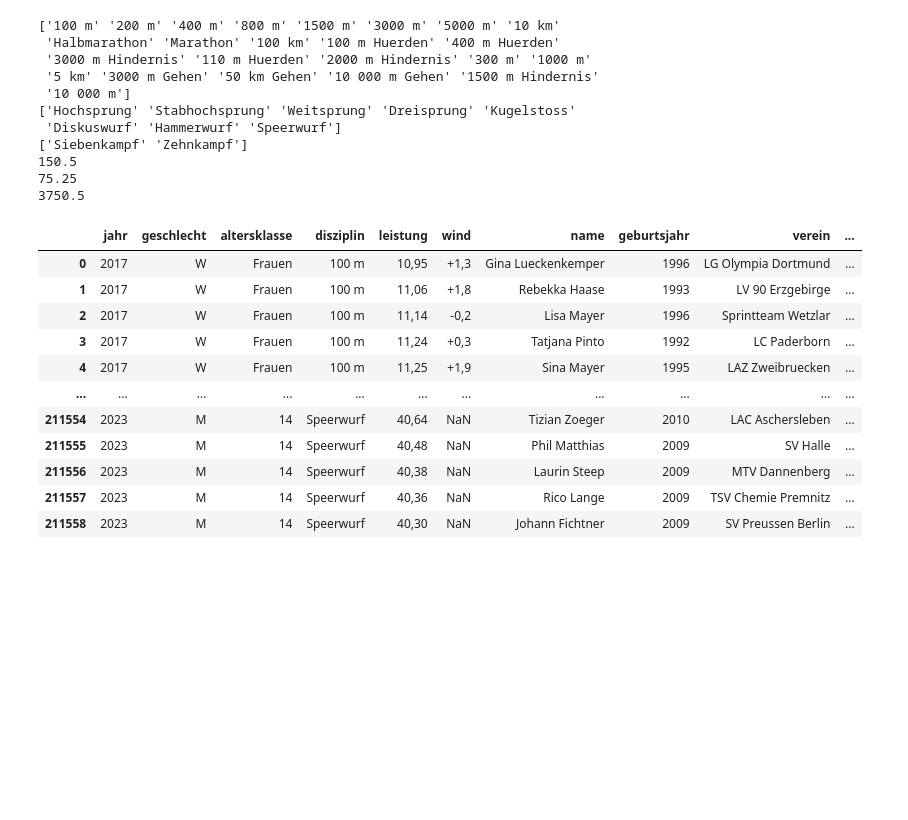
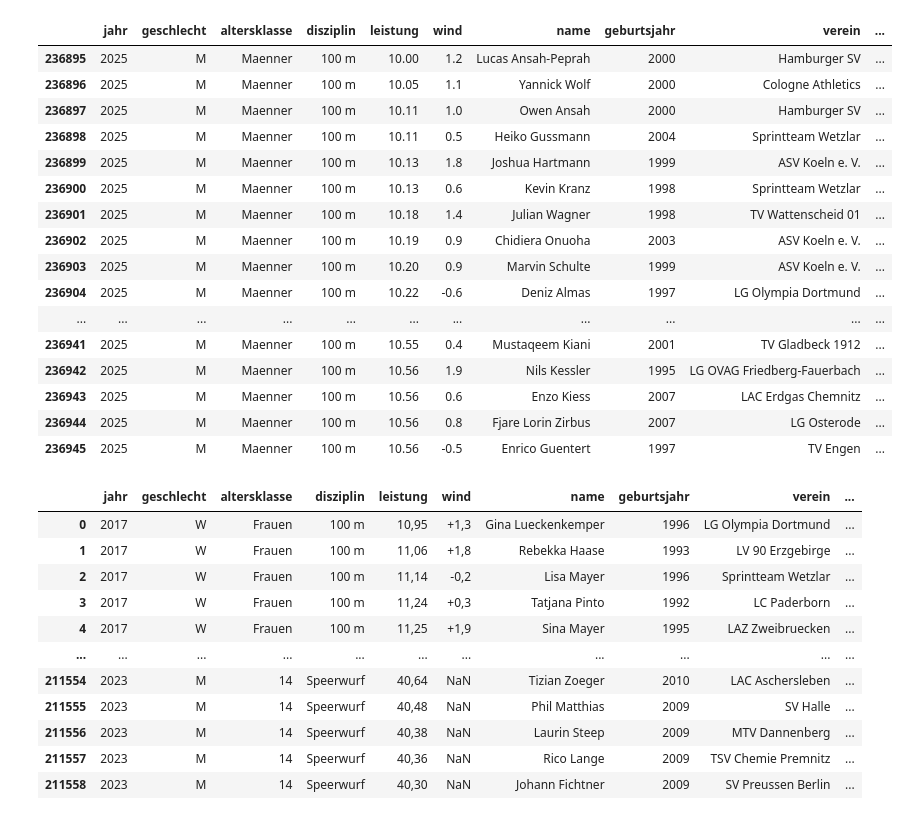
Before and after one commit to maxwernz/Data-Literacy, a Jupyter notebook: max/max.ipynb, the cells around one changed output. Cells and saved outputs as stored; diff of their text form; code cells hidden in the pictures; blank space fills up the shorter version.

```diff
--- a/max/max.ipynb
+++ b/max/max.ipynb
@@ -1,20 +1,40 @@
 # %%
 import pandas as pd
-import matplotlib.pyplot as plt
-import seaborn as sns
-from util import MEASUREMENT_TYPE
+import numpy as np
+import sys
+import os
+from scipy import stats
+
+# Add project root to path
+sys.path.append(os.path.abspath(os.path.join('..')))
+
+import util
+import plotting.plotting_style as plt
+from plotting.plotting_style import rgb
+
+# Load Data
+# file_path = '../../data_csv/final_Data_iaaf_scores_neu.csv'
+df = util.load_data()
-# %% [output]
-['100 m' '200 m' '400 m' '800 m' '1500 m' '3000 m' '5000 m' '10 km'
- 'Halbmarathon' 'Marathon' '100 km' '100 m Huerden' '400 m Huerden'
- '3000 m Hindernis' '110 m Huerden' '2000 m Hindernis' '300 m' '1000 m'
- '5 km' '3000 m Gehen' '50 km Gehen' '10 000 m Gehen' '1500 m Hindernis'
- '10 000 m']
-['Hochsprung' 'Stabhochsprung' 'Weitsprung' 'Dreisprung' 'Kugelstoss'
- 'Diskuswurf' 'Hammerwurf' 'Speerwurf']
-['Siebenkampf' 'Zehnkampf']
-150.5
-75.25
-3750.5
+# %%
+df[(df['disziplin'] == '100 m') & (df['jahr'] == 2025) & (df['altersklasse'] == 'Maenner')]
+# %% [output]
+|  | jahr | geschlecht | altersklasse | disziplin | leistung | wind | name | geburtsjahr | verein | ... |
+| 236895 | 2025 | M | Maenner | 100 m | 10.00 | 1.2 | Lucas Ansah-Peprah | 2000 | Hamburger SV | ... |
+| 236896 | 2025 | M | Maenner | 100 m | 10.05 | 1.1 | Yannick Wolf | 2000 | Cologne Athletics | ... |
+| 236897 | 2025 | M | Maenner | 100 m | 10.11 | 1.0 | Owen Ansah | 2000 | Hamburger SV | ... |
+| 236898 | 2025 | M | Maenner | 100 m | 10.11 | 0.5 | Heiko Gussmann | 2004 | Sprintteam Wetzlar | ... |
+| 236899 | 2025 | M | Maenner | 100 m | 10.13 | 1.8 | Joshua Hartmann | 1999 | ASV Koeln e. V. | ... |
+| 236900 | 2025 | M | Maenner | 100 m | 10.13 | 0.6 | Kevin Kranz | 1998 | Sprintteam Wetzlar | ... |
+| 236901 | 2025 | M | Maenner | 100 m | 10.18 | 1.4 | Julian Wagner | 1998 | TV Wattenscheid 01 | ... |
+| 236902 | 2025 | M | Maenner | 100 m | 10.19 | 0.9 | Chidiera Onuoha | 2003 | ASV Koeln e. V. | ... |
+| 236903 | 2025 | M | Maenner | 100 m | 10.20 | 0.9 | Marvin Schulte | 1999 | ASV Koeln e. V. | ... |
+| 236904 | 2025 | M | Maenner | 100 m | 10.22 | -0.6 | Deniz Almas | 1997 | LG Olympia Dortmund | ... |
+| ... | ... | ... | ... | ... | ... | ... | ... | ... | ... | ... |
+| 236941 | 2025 | M | Maenner | 100 m | 10.55 | 0.4 | Mustaqeem Kiani | 2001 | TV Gladbeck 1912 | ... |
+| 236942 | 2025 | M | Maenner | 100 m | 10.56 | 1.9 | Nils Kessler | 1995 | LG OVAG Friedberg-Fauerbach | ... |
+| 236943 | 2025 | M | Maenner | 100 m | 10.56 | 0.6 | Enzo Kiess | 2007 | LAC Erdgas Chemnitz | ... |
+| 236944 | 2025 | M | Maenner | 100 m | 10.56 | 0.8 | Fjare Lorin Zirbus | 2007 | LG Osterode | ... |
+| 236945 | 2025 | M | Maenner | 100 m | 10.56 | -0.5 | Enrico Guentert | 1997 | TV Engen | ... |
 # %%
 df = pd.read_csv("Data.csv", sep=";") # sep angeben
 
```
Also changed, not shown: 31 other files.
